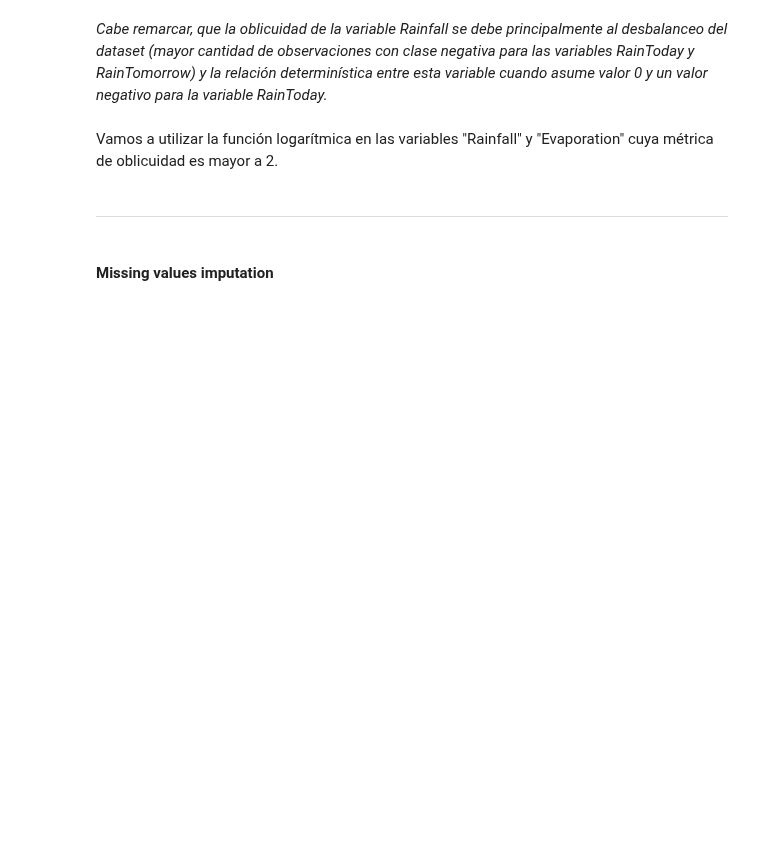
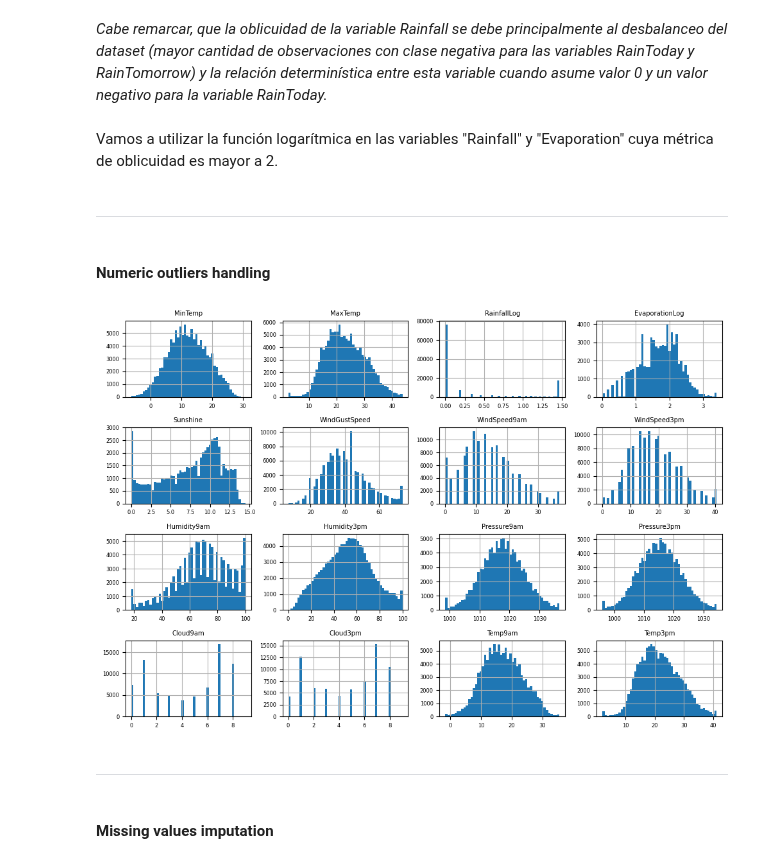
Before and after one commit to jcruz-ferreyra/aprMaqI_CEIA, a Jupyter notebook: TP/source/train_test_model.ipynb, the cells around one changed output. Cells and saved outputs as stored; diff of their text form; code cells hidden in the pictures; blank space fills up the shorter version.

Commit message:
Solve outliers and resampling

```diff
--- a/TP/source/train_test_model.ipynb
+++ b/TP/source/train_test_model.ipynb
@@ -173,4 +179,6 @@ test_set = df.loc[test_filt, :].reset_index(drop=True)
 # %%
+train_set_skew = train_set.copy()
+
 numeric_columns = [
     "MinTemp",
     "MaxTemp",
@@ -223,4 +231,8 @@ Vamos a utilizar la función logarítmica en las variables "Rainfall" y "Evapora
 # %%
 right_skewed_columns = ["Rainfall", "Evaporation"]
 for column in right_skewed_columns:
-    train_set[column] = np.log(train_set[column]+1)
+    train_set_skew[f"{column}Log"] = np.log(train_set_skew[column]+1)
+# %% [markdown]
+---
+# %% [markdown]
+#### Numeric outliers handling
@@ -227,3 +260,32 @@ for column in right_skewed_columns:
+# %%
+def get_outlier_thresh (x, q1=0.25, q3=0.75) :
+    quartile1 = x.quantile(q1)
+    quartile3 = x.quantile(q3)
+    interquartile_range = quartile3 - quartile1
+    up_limit = quartile3 + 1.5 * interquartile_range
+    low_limit = quartile1 - 1.5 * interquartile_range
+    return low_limit, up_limit
+
+def cap_outliers(x):
+    low_limit , up_limit = get_outlier_thresh(x)
+
+    is_over_limits = x > up_limit
+    x[is_over_limits] = up_limit
+
+    is_under_limits = x < low_limit
+    x[is_under_limits] = low_limit
+
+    return x
+# %%
+for column in tqdm(numeric_columns):
+    train_set_outliers[column] = cap_outliers(train_set_outliers[column])
+# %%
+plt.rcParams.update({'font.size': 6})
+train_set_outliers[numeric_columns].hist(bins=50, figsize=(12, 8))
+plt.subplots_adjust(hspace=0.4, wspace=0.25)
+plt.show()
+# %% [output]
+[figure, added]
 # %% [markdown]
 ---
 # %% [markdown]
```
Also changed, not shown: parts of 45 cells of this notebook, 2 other files.
